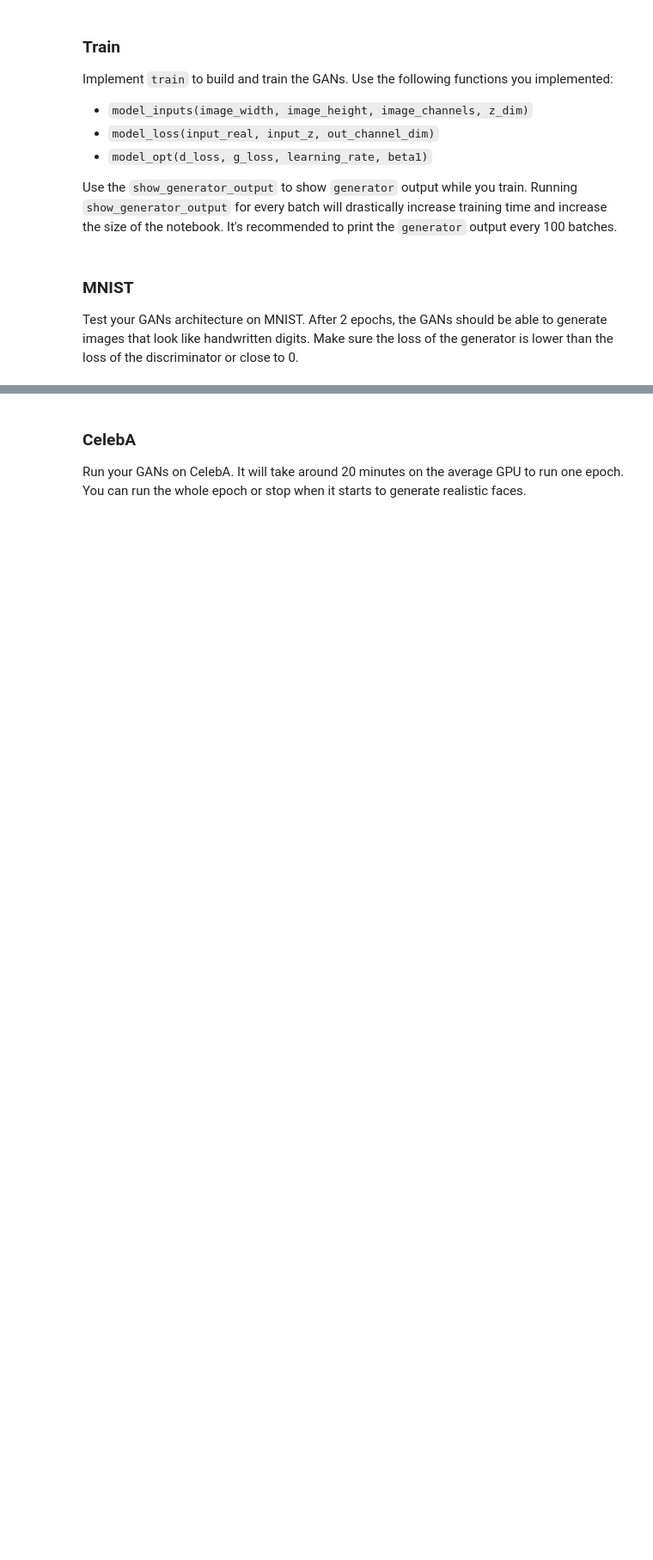
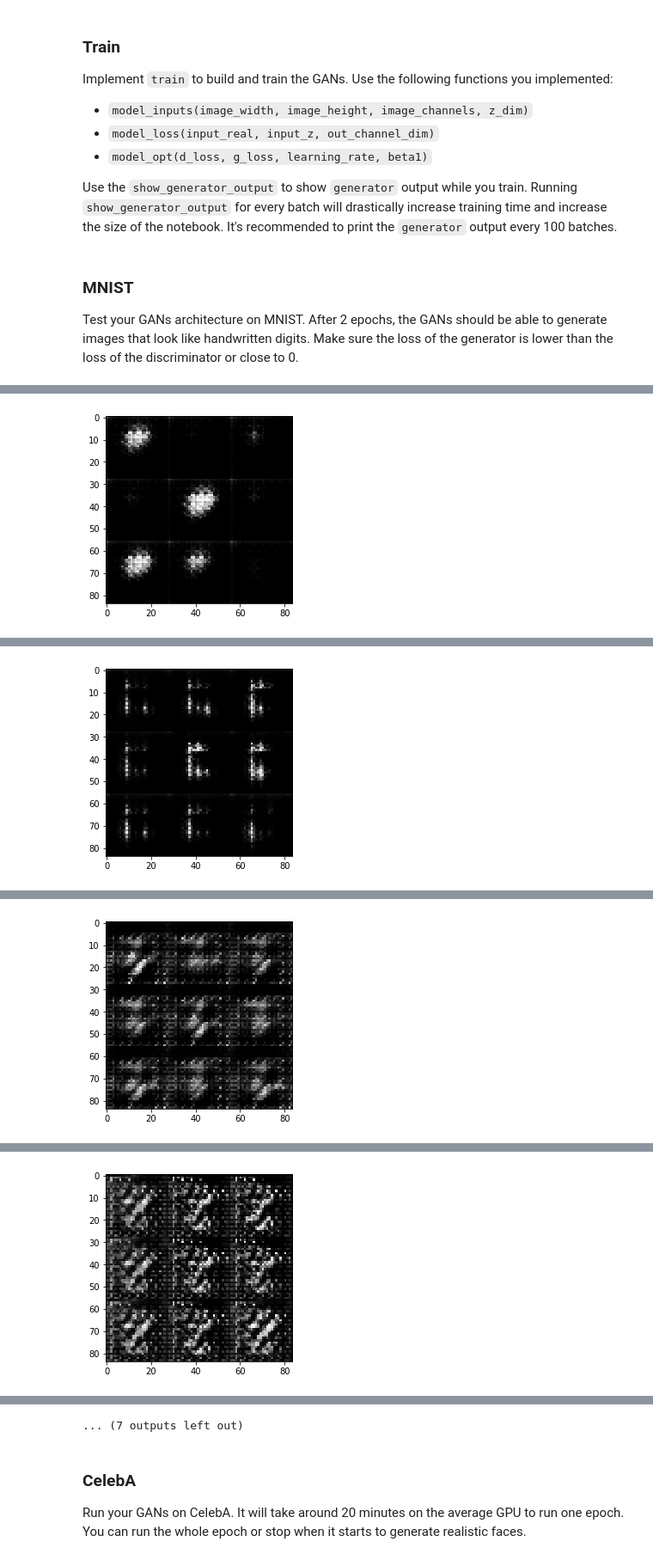
Before and after one commit to jibin-liu/deep-learning-foundation, a Jupyter notebook: projects/face_generation/dlnd_face_generation.ipynb, the cells around one changed output, grey strips where cells are left out. Shown at 86% size. Drawn from its saved outputs; the diff is of its cells as text; code cells hidden in the pictures; blank space fills up the shorter version.

Commit message:
train the model

```diff
--- a/projects/face_generation/dlnd_face_generation.ipynb
+++ b/projects/face_generation/dlnd_face_generation.ipynb
@@ -267,8 +281,15 @@ def model_opt(d_loss, g_loss, learning_rate, beta1):
     :return: A tuple of (discriminator training operation, generator training operation)
     """
     # TODO: Implement Function
+    trainables = tf.trainable_variables()
+    g_vars = [v for v in trainables if v.name.startswith('generator')]
+    d_vars = [v for v in trainables if v.name.startswith('discriminator')]
 
-    return None, None
+    with tf.control_dependencies(tf.get_collection(tf.GraphKeys.UPDATE_OPS)):
+        g_train_opt = tf.train.AdamOptimizer(learning_rate=learning_rate, beta1=beta1).minimize(g_loss, var_list=g_vars)
+        d_train_opt = tf.train.AdamOptimizer(learning_rate=learning_rate, beta1=beta1).minimize(d_loss, var_list=d_vars)
+
+    return d_train_opt, g_train_opt
 
 
 """
@@ -327,21 +350,46 @@ def train(epoch_count, batch_size, z_dim, learning_rate, beta1, get_batches, dat
     :param data_image_mode: The image mode to use for images ("RGB" or "L")
     """
     # TODO: Build Model
+    inputs_real, inputs_z, lr = model_inputs(*data_shape[1:], z_dim)
+    d_loss, g_loss = model_loss(inputs_real, inputs_z, data_shape[-1])
+    d_train_opt, g_train_opt = model_opt(d_loss, g_loss, lr, beta1)
 
+    steps = 0  # recording training steps for output
 
     with tf.Session() as sess:
         sess.run(tf.global_variables_initializer())
         for epoch_i in range(epoch_count):
             for batch_images in get_batches(batch_size):
                 # TODO: Train Model
+                steps += 1
+
+                # build inputs_z
+                batch_z = np.random.uniform(-1, 1, size=[batch_size, z_dim])
+
+                # build feed_dict
+                feed_dict = {inputs_real: batch_images, inputs_z: batch_z, lr: learning_rate}
+                _, _ = sess.run([g_train_opt, d_train_opt], feed_dict=feed_dict)
+
+                # calculate loss for every 10 steps
+                if steps % 10 == 0:
+                    train_d_loss = sess.run(d_loss, feed_dict={inputs_real: batch_images, inputs_z: batch_z})
+                    train_g_loss = sess.run(g_loss, feed_dict={inputs_z: batch_z})
+
+                    print('Epoch: {}/{}'.format(epoch_i + 1, epoch_count), end='; ')
+                    print('Discriminator Loss={:<.2f}'.format(train_d_loss), end='; ')
+                    print('Generator Loss={:<.2f}'.format(train_g_loss))
+
+                # print image for every 100 steps
+                if steps % 100 == 0:
+                    show_generator_output(sess, 10, inputs_z, data_shape[-1], data_image_mode)
 # %% [markdown]
 ### MNIST
 Test your GANs architecture on MNIST.  After 2 epochs, the GANs should be able to generate images that look like handwritten digits.  Make sure the loss of the generator is lower than the loss of the discriminator or close to 0.
 # %%
-batch_size = None
-z_dim = None
-learning_rate = None
-beta1 = None
+batch_size = 128
+z_dim = 100
+learning_rate = 0.0005
+beta1 = 0.5
 
 
 """
@@ -353,3 +401,4 @@ mnist_dataset = helper.Dataset('mnist', glob(os.path.join(data_dir, 'mnist/*.jpg
 with tf.Graph().as_default():
     train(epochs, batch_size, z_dim, learning_rate, beta1, mnist_dataset.get_batches,
           mnist_dataset.shape, mnist_dataset.image_mode)
+# %% [output]
@@ -355,0 +415 @@ with tf.Graph().as_default():
+[figure, added]
@@ -355,0 +426 @@ with tf.Graph().as_default():
+[figure, added]
@@ -355,0 +437 @@ with tf.Graph().as_default():
+[figure, added]
@@ -355,0 +448 @@ with tf.Graph().as_default():
+[figure, added]
@@ -356,3 +471,4 @@ with tf.Graph().as_default():
+... (7 outputs left out)
 # %% [markdown]
 ### CelebA
 Run your GANs on CelebA.  It will take around 20 minutes on the average GPU to run one epoch.  You can run the whole epoch or stop when it starts to generate realistic faces.
```
Also changed, not shown: parts of 4 cells of this notebook, 1 other file.
